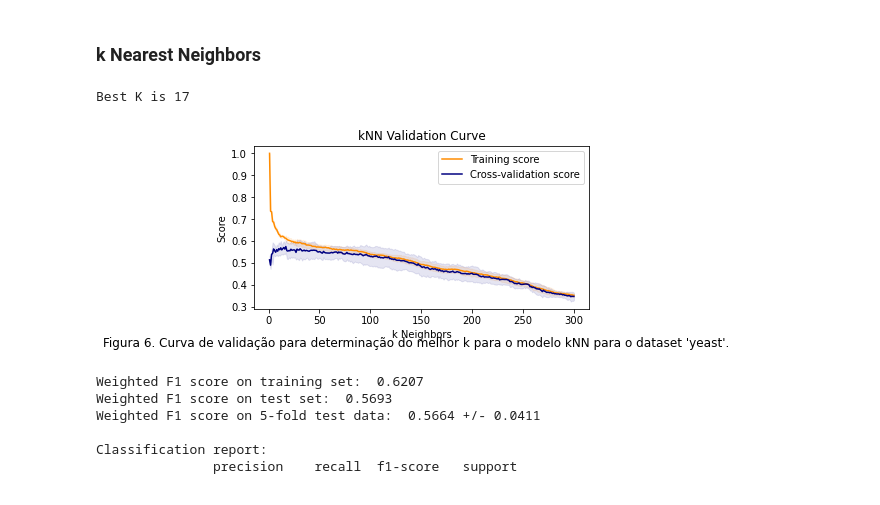
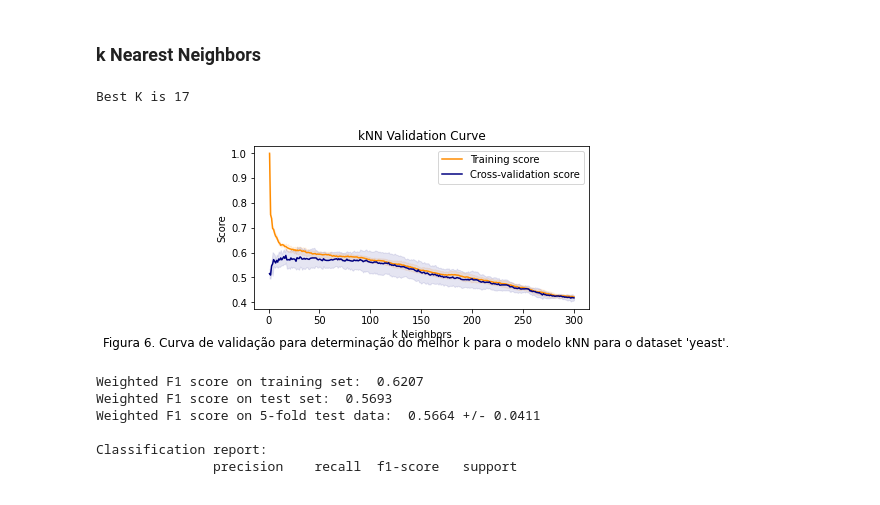
Before and after one commit to mvtap/ML, a Jupyter notebook: Project_final.ipynb, the cells around one changed output. Cells and saved outputs as stored; diff of their text form; code cells hidden in the pictures.

Commit message:
Revert "Added accuracy score"
This reverts commit edbd070823b6e0eec6adf211c65bdd51352b5d56.

```diff
--- a/Project_final.ipynb
+++ b/Project_final.ipynb
@@ -312,13 +299,13 @@ weighted avg      0.541     0.569     0.544       297
 # %% [markdown]
 ### k Nearest Neighbors
 # %%
-k_best = valid_curve(modelkNN, X_train, Y_train, 6, 'f1_weighted')
+k_best = valid_curve(modelkNN, X_train, Y_train, 6, 'accuracy')
 txt="Figura 6. Curva de validação para determinação do melhor k para o modelo kNN para o dataset 'yeast'."
 plt.figtext(0.5, -0.05, txt, wrap=True, horizontalalignment='center', fontsize=12)
 plt.show();
 # %% [output]
 Best K is 17
-[figure, old version]
+[figure, new version]
 # %%
 modelknn = kNN(n_neighbors=k_best)
 modelknn.fit(X_train, Y_train)
```
Also changed, not shown: parts of 12 cells of this notebook.
